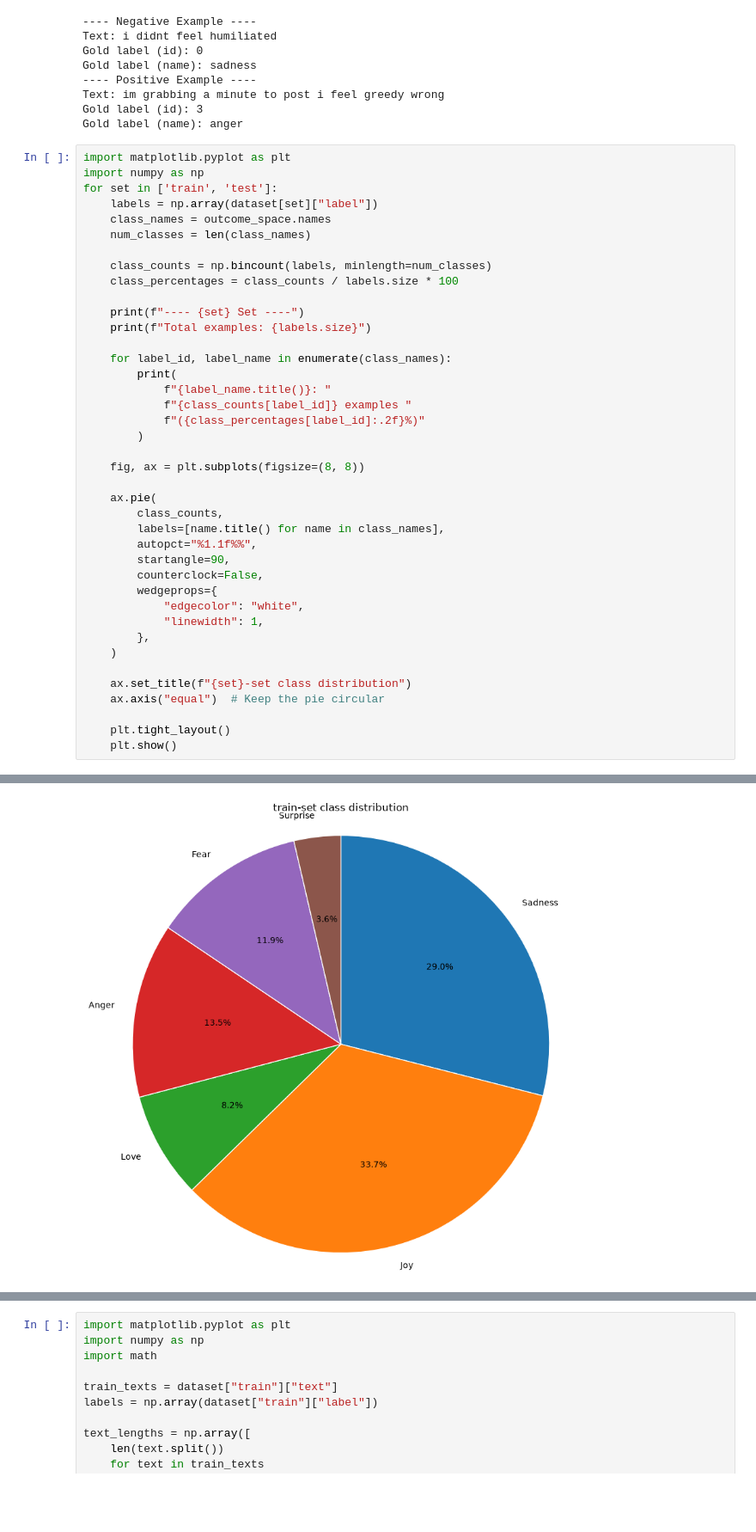
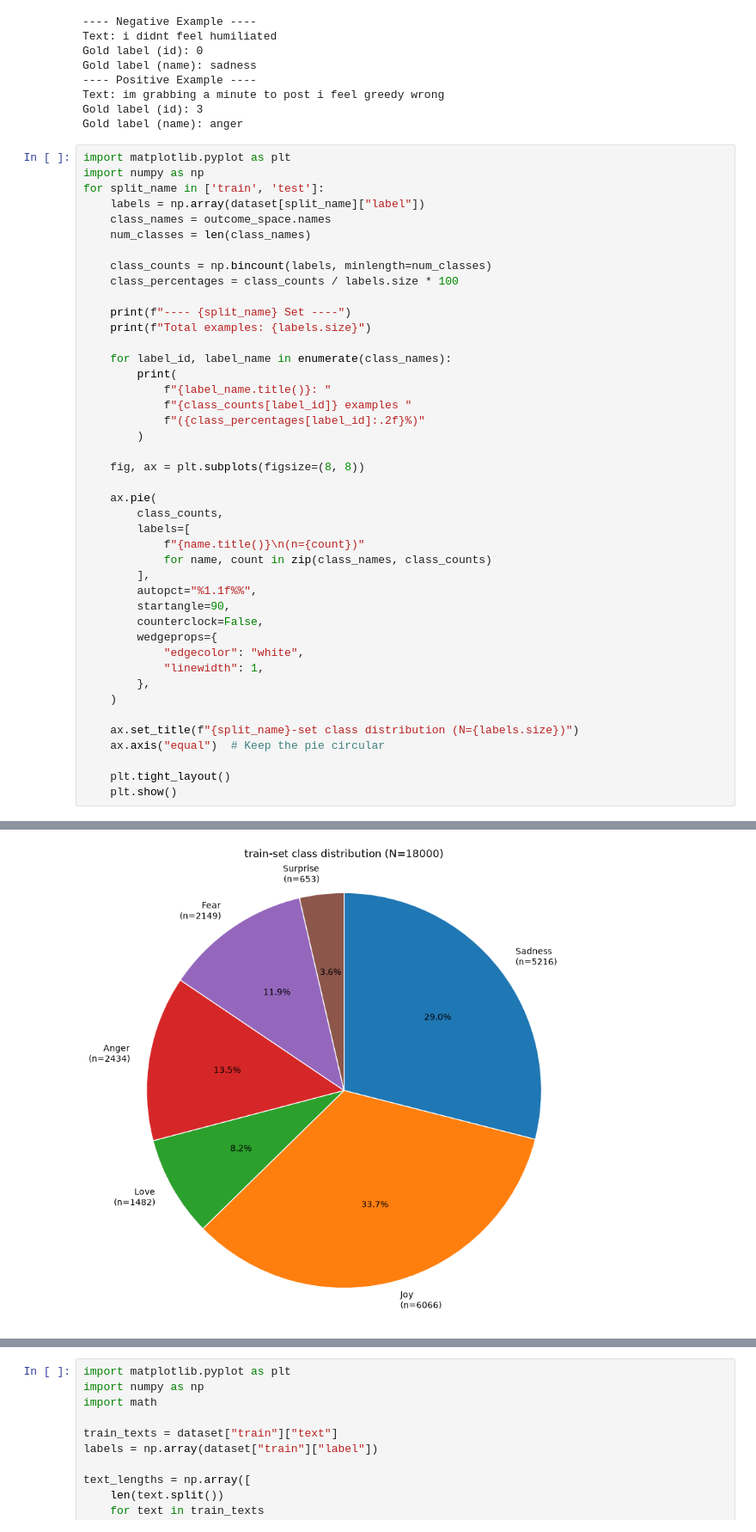
Before and after one commit to greg-delatolas/nlp-assignment-1, a Jupyter notebook: part1/project.ipynb, the cells around one changed output, grey strips where cells are left out. Shown at 86% size. Drawn from its saved outputs; the diff is of its cells as text; blank space fills up the shorter version.

```diff
--- a/part1/project.ipynb
+++ b/part1/project.ipynb
@@ -141,15 +141,15 @@ Gold label (name): anger
 # %%
 import matplotlib.pyplot as plt
 import numpy as np
-for set in ['train', 'test']:
-    labels = np.array(dataset[set]["label"])
+for split_name in ['train', 'test']:
+    labels = np.array(dataset[split_name]["label"])
     class_names = outcome_space.names
     num_classes = len(class_names)
 
     class_counts = np.bincount(labels, minlength=num_classes)
     class_percentages = class_counts / labels.size * 100
 
-    print(f"---- {set} Set ----")
+    print(f"---- {split_name} Set ----")
     print(f"Total examples: {labels.size}")
 
     for label_id, label_name in enumerate(class_names):
@@ -158,36 +158,39 @@ for set in ['train', 'test']:
             f"{class_counts[label_id]} examples "
             f"({class_percentages[label_id]:.2f}%)"
         )
 
     fig, ax = plt.subplots(figsize=(8, 8))
 
     ax.pie(
         class_counts,
-        labels=[name.title() for name in class_names],
+        labels=[
+            f"{name.title()}\n(n={count})"
+            for name, count in zip(class_names, class_counts)
+        ],
         autopct="%1.1f%%",
         startangle=90,
         counterclock=False,
         wedgeprops={
             "edgecolor": "white",
             "linewidth": 1,
         },
     )
 
-    ax.set_title(f"{set}-set class distribution")
+    ax.set_title(f"{split_name}-set class distribution (N={labels.size})")
     ax.axis("equal")  # Keep the pie circular
 
     plt.tight_layout()
     plt.show()
 # %% [output]
 ---- train Set ----
 Total examples: 18000
 Sadness: 5216 examples (28.98%)
 Joy: 6066 examples (33.70%)
 Love: 1482 examples (8.23%)
 Anger: 2434 examples (13.52%)
 Fear: 2149 examples (11.94%)
 Surprise: 653 examples (3.63%)
-[figure, old version]
+[figure, new version]
 ---- test Set ----
 Total examples: 2000
 Sadness: 581 examples (29.05%)
```
Also changed, not shown: parts of 14 cells of this notebook, 5 other files.
